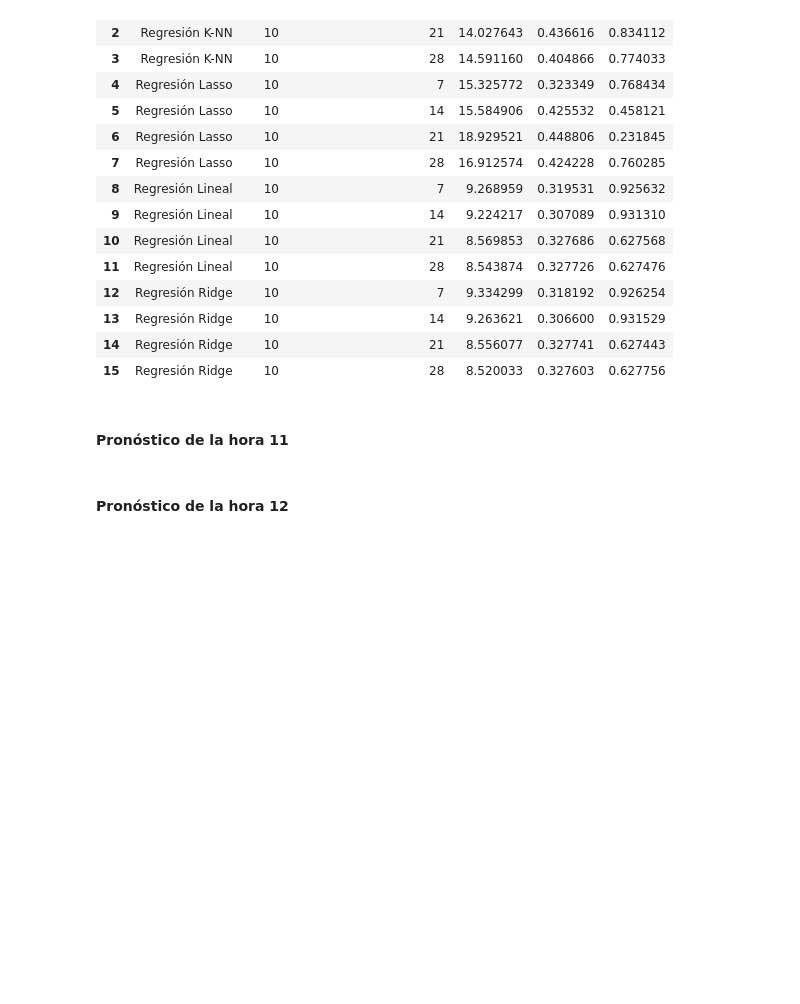
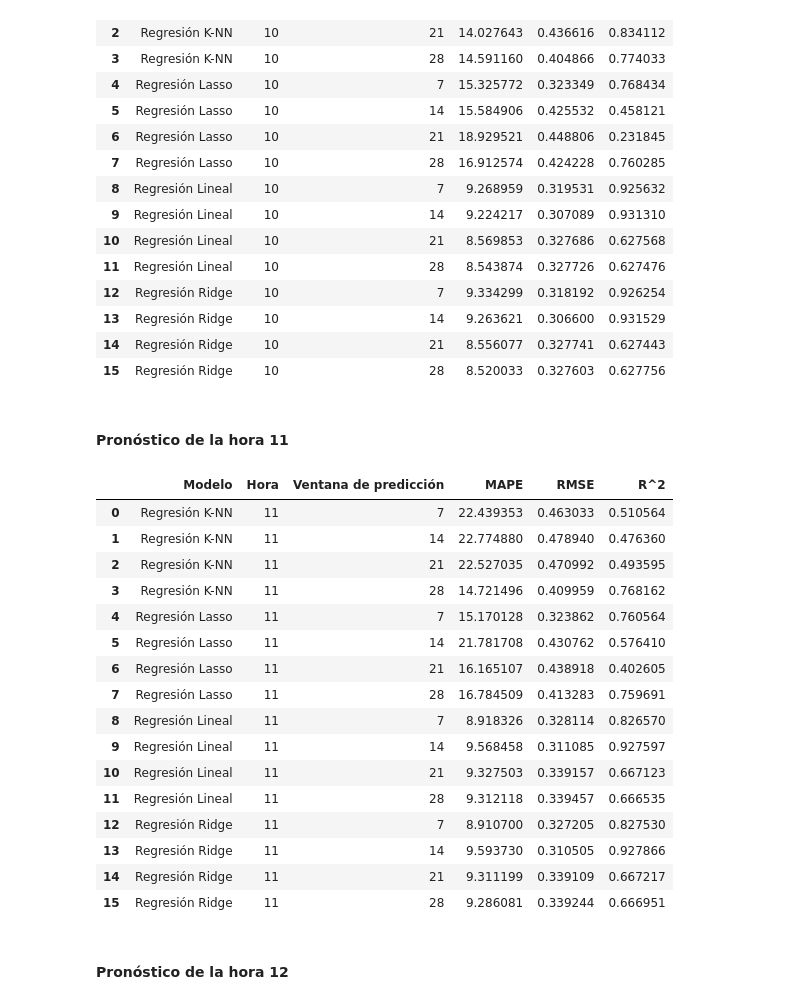
Before and after one commit to kmarcela11/Parcial2_MachineLearning, a Jupyter notebook: _sources/Ejercicio3.ipynb, the cells around one changed output. Cells and saved outputs as stored; diff of their text form; code cells hidden in the pictures; blank space fills up the shorter version.

```diff
--- a/_sources/Ejercicio3.ipynb
+++ b/_sources/Ejercicio3.ipynb
@@ -425,8 +438,27 @@ display(hora10_min_rmse)
 # %%
 resultados = []
 hora11 = pliegues_modelo_hora(X, modelos, 11)
 hora11 = pd.DataFrame(resultados)
 hora11_min_rmse = hora11.loc[hora11.groupby(['Modelo', 'Ventana de predicción'])['RMSE'].idxmin()].reset_index(drop=True)
+hora11_min_rmse
+# %% [output]
+|  | Modelo | Hora | Ventana de predicción | MAPE | RMSE | R^2 |
+| 0 | Regresión K-NN | 11 | 7 | 22.439353 | 0.463033 | 0.510564 |
+| 1 | Regresión K-NN | 11 | 14 | 22.774880 | 0.478940 | 0.476360 |
+| 2 | Regresión K-NN | 11 | 21 | 22.527035 | 0.470992 | 0.493595 |
+| 3 | Regresión K-NN | 11 | 28 | 14.721496 | 0.409959 | 0.768162 |
+| 4 | Regresión Lasso | 11 | 7 | 15.170128 | 0.323862 | 0.760564 |
+| 5 | Regresión Lasso | 11 | 14 | 21.781708 | 0.430762 | 0.576410 |
+| 6 | Regresión Lasso | 11 | 21 | 16.165107 | 0.438918 | 0.402605 |
+| 7 | Regresión Lasso | 11 | 28 | 16.784509 | 0.413283 | 0.759691 |
+| 8 | Regresión Lineal | 11 | 7 | 8.918326 | 0.328114 | 0.826570 |
+| 9 | Regresión Lineal | 11 | 14 | 9.568458 | 0.311085 | 0.927597 |
+| 10 | Regresión Lineal | 11 | 21 | 9.327503 | 0.339157 | 0.667123 |
+| 11 | Regresión Lineal | 11 | 28 | 9.312118 | 0.339457 | 0.666535 |
+| 12 | Regresión Ridge | 11 | 7 | 8.910700 | 0.327205 | 0.827530 |
+| 13 | Regresión Ridge | 11 | 14 | 9.593730 | 0.310505 | 0.927866 |
+| 14 | Regresión Ridge | 11 | 21 | 9.311199 | 0.339109 | 0.667217 |
+| 15 | Regresión Ridge | 11 | 28 | 9.286081 | 0.339244 | 0.666951 |
 # %% [markdown]
 #### **Pronóstico de la hora 12**
 # %%
```
Also changed, not shown: parts of 36 cells of this notebook, 4 other files.
